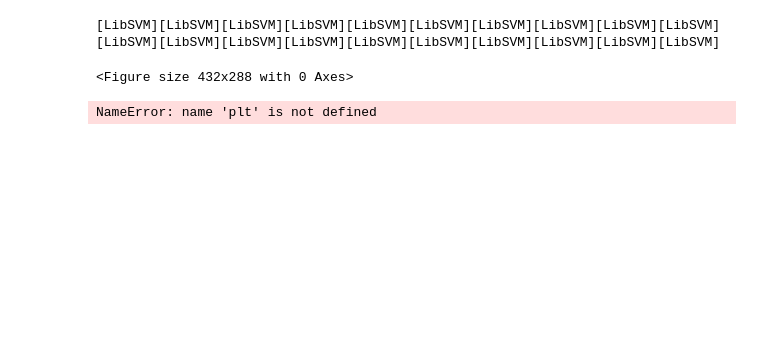
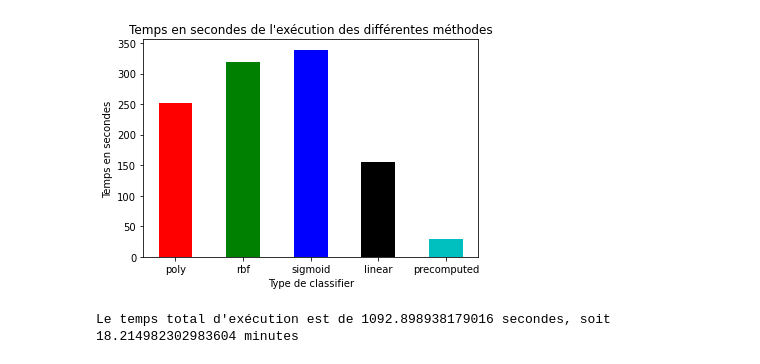
Before and after one commit to pierre-ung/apprentissage_supervise, a Jupyter notebook: SVM.ipynb, the cells around one changed output. Drawn from its saved outputs; the diff is of its cells as text; code cells hidden in the pictures; blank space fills up the shorter version.

Commit message:
Fin des exécutions du TP de SVM

```diff
--- a/SVM.ipynb
+++ b/SVM.ipynb
@@ -22,19 +25,23 @@ test_target = Y[9000:]
 # %%
-clf_type = ['poly', 'rbf', 'sigmoid', 'linear']
+clf_type = ['poly', 'rbf', 'sigmoid', 'linear', 'precomputed']
 C_value = np.linspace(.1, 1, 5)
 time_list, accuracy_list, recall_list, matrix_list = [], [], [], []
 
 for clf in clf_type:
-
     start = time.time()
     Y_accuracy = []
     Y_recall = []
     Y_matrix = []
+
     for C in C_value:
 
         clsvm = SVC(C = C, kernel=clf)
-        Classifier = clsvm.fit(training_data, training_target)
-        prediction = Classifier.predict(test_data)
+        if clf == 'precomputed':
+            Classifier = clsvm.fit(precomputed_data, training_target)
+            prediction = Classifier.predict(precomputed_data_2)
+        else:
+            Classifier = clsvm.fit(training_data, training_target)
+            prediction = Classifier.predict(test_data)
 
         accuracy = precision_score(test_target, prediction, average="micro")
         recall = recall_score(test_target, prediction, average='macro')
@@ -48,23 +55,21 @@ for clf in clf_type:
     accuracy_list.append(Y_accuracy)
     recall_list.append(Y_recall)
     matrix_list.append(Y_matrix)
-# %% [output]
-[LibSVM][LibSVM][LibSVM][LibSVM][LibSVM][LibSVM][LibSVM][LibSVM][LibSVM][LibSVM][LibSVM][LibSVM][LibSVM][LibSVM][LibSVM][LibSVM][LibSVM][LibSVM][LibSVM][LibSVM]
-<Figure size 432x288 with 0 Axes>
 # %%
 #  Bar plot
-plt.bar(clf_type, time_list, color =['r', 'g', 'b', 'o'],
+plt.bar(clf_type, time_list, color =['r', 'g', 'b', 'k', 'c'],
         width = 0.5)
 plt.xlabel("Type de classifier")
 plt.ylabel("Temps en secondes")
 plt.title("Temps en secondes de l'exécution des différentes méthodes")
 plt.show()
 
 temps_total = sum(time_list)
 
 print(f"Le temps total d'exécution est de {temps_total} secondes, soit {temps_total / 60} minutes")
 # %% [output]
+[figure, added]
-NameError: name 'plt' is not defined
+Le temps total d'exécution est de 1092.898938179016 secondes, soit 18.214982302983604 minutes
 # %%
 plt.figure(figsize = (15,4))
 plt.subplot(1, 2, 1)
```
Also changed, not shown: parts of 5 cells of this notebook.
